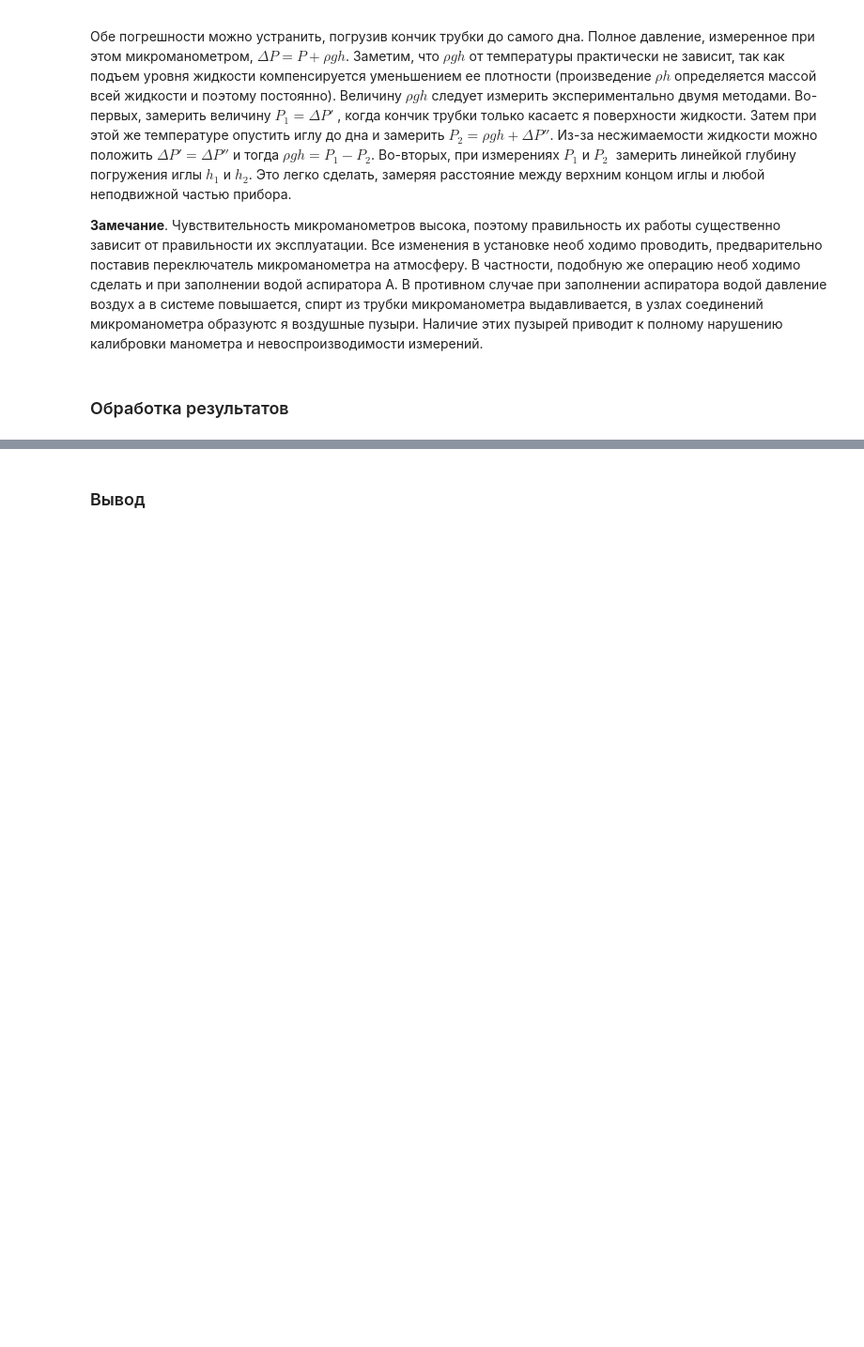
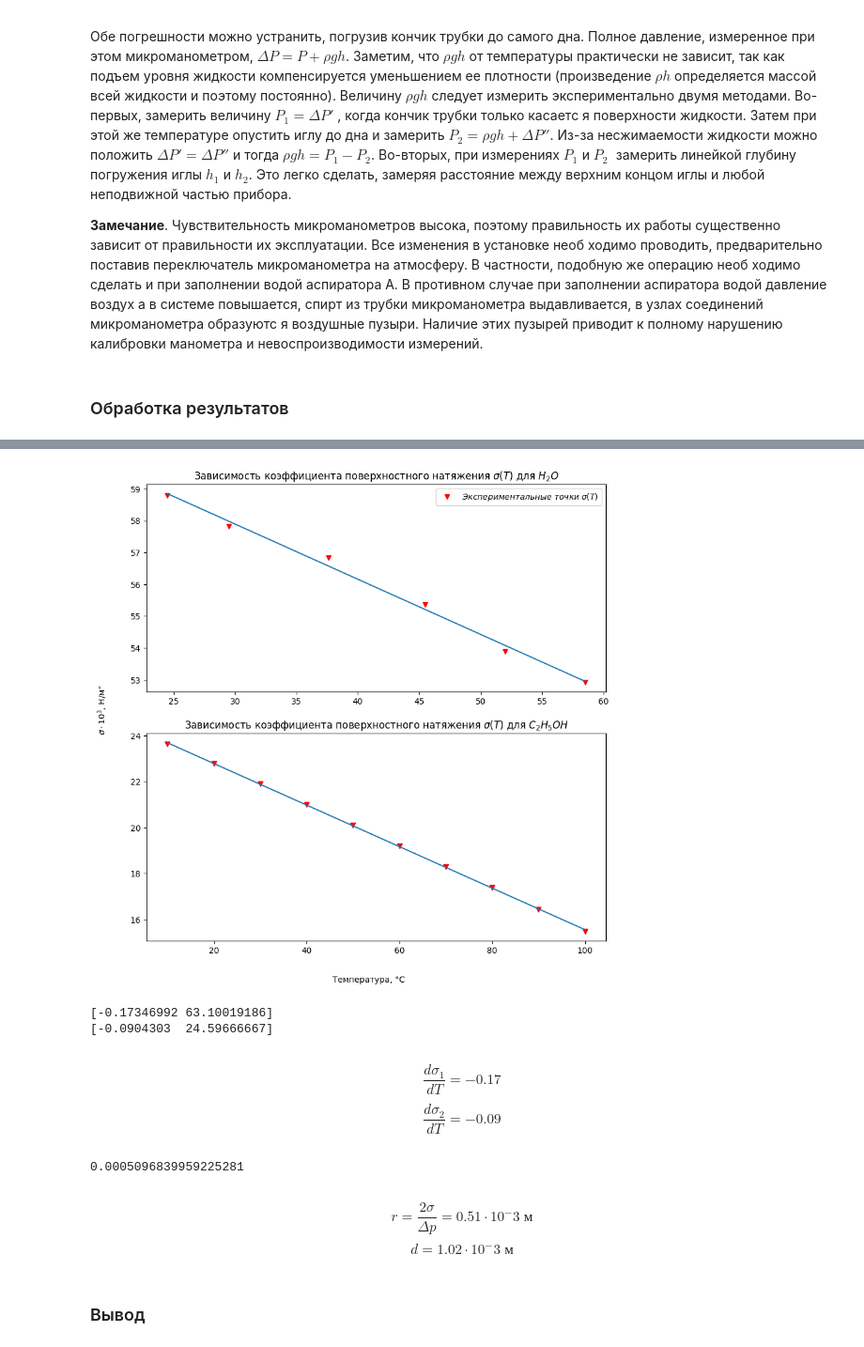
Before and after one commit to vasvadim/mipt_labs_2sem, a Jupyter notebook: 2.5.1/main.ipynb, the cells around one changed output, grey strips where cells are left out. Shown: that part at 94% size. Saved outputs shown, nothing was run; the diff lists cells and outputs as text; code cells hidden in the pictures; blank space fills up the shorter version.

```diff
--- a/2.5.1/main.ipynb
+++ b/2.5.1/main.ipynb
@@ -29,0 +32,12 @@ $$\Delta P = P_{внутри} - P_{снаружи} = \frac{2\sigma}{r} \qquad \q
+# %%
+def sigma(p):
+    return p*9.8*r*0.2/2
+# %%
+r = 0.5*1e-3
+delta = 100
+pressure = np.array([220, 218, 216, 213, 210, 208])
+temperature = np.array([24.5, 29.5, 37.6, 45.5, 52.0, 58.5])
+df = pd.DataFrame({"Температура, °C": temperature, "Давление, Торр": pressure})
+
+sigma_w = sigma(119)
+sigma_w*1000
@@ -29,0 +46,2 @@ $$\Delta P = P_{внутри} - P_{снаружи} = \frac{2\sigma}{r} \qquad \q
+# %%
+df["$\sigma\cdot 10^3$, Н/м"] = 1000*sigma(df["Давление, Торр"]-delta)
@@ -30,3 +58,47 @@ $$\Delta P = P_{внутри} - P_{снаружи} = \frac{2\sigma}{r} \qquad \q
+# %%
+fig, axs = plt.subplots(2,1, figsize=(10,10))
+df.plot(x="Температура, °C",y="$\sigma\cdot 10^3$, Н/м", style="v", c="r", label="$Экспериментальные\;точки \; \sigma (T)$", ax=axs[0])
+
+a1= np.polyfit(df["Температура, °C"],df["$\sigma\cdot 10^3$, Н/м"], 1)
+f1 = np.poly1d(a1)
+axs[0].plot(df["Температура, °C"], f1(df["Температура, °C"]))
+fig.text(0.04, 0.5, '$\sigma\cdot 10^3$, Н/м"', va='center', rotation='vertical')
+fig.text(0.5, 0.04, 'Температура, °C', ha='center')
+axs[0].set_title("Зависимость коэффициента поверхностного натяжения $\sigma (T)$ для $ H_2 O$")
+axs[0].set_xlabel(None)
+
+t_alcohol = np.arange(10, 101, 10)
+sigma_alcohol = np.array([23.63, 22.78, 21.90, 21.00, 20.10, 19.20, 18.30, 17.39, 16.45, 15.48])
+
+axs[1].scatter(t_alcohol, sigma_alcohol, c="r", marker="v")
+a2 = np.polyfit(t_alcohol, sigma_alcohol, 1)
+f2 = np.poly1d(a2)
+axs[1].plot(t_alcohol, f2(t_alcohol))
+axs[1].set_title("Зависимость коэффициента поверхностного натяжения $\sigma (T)$ для $ C_2 H_5 OH$")
+
+plt.show()
+# %% [output]
+[figure, added]
+# %%
+print(a1, a2, sep="\n")
+# %% [output]
+[-0.17346992 63.10019186]
+[-0.0904303  24.59666667]
+# %% [markdown]
+$$ \frac{d\sigma_1}{dT} = -0.17$$
+$$ \frac{d\sigma_2}{dT} = -0.09$$
+# %%
+t_ = 23
+sigma_ = 22.5
+delta_ = 45
+
+r = 2*sigma_/(1000*delta_*0.2*9.81)
+r
+# %% [output]
+0.0005096839959225281
+# %% [markdown]
+$$ r = \frac{2\sigma}{\Delta p} = 0.51\cdot 10^-3 \; м$$
+$$d = 1.02\cdot 10^-3 \; м$$
 # %% [markdown]
 ### Вывод
 # %% [markdown]
```
Also changed, not shown: parts of 3 cells of this notebook.
